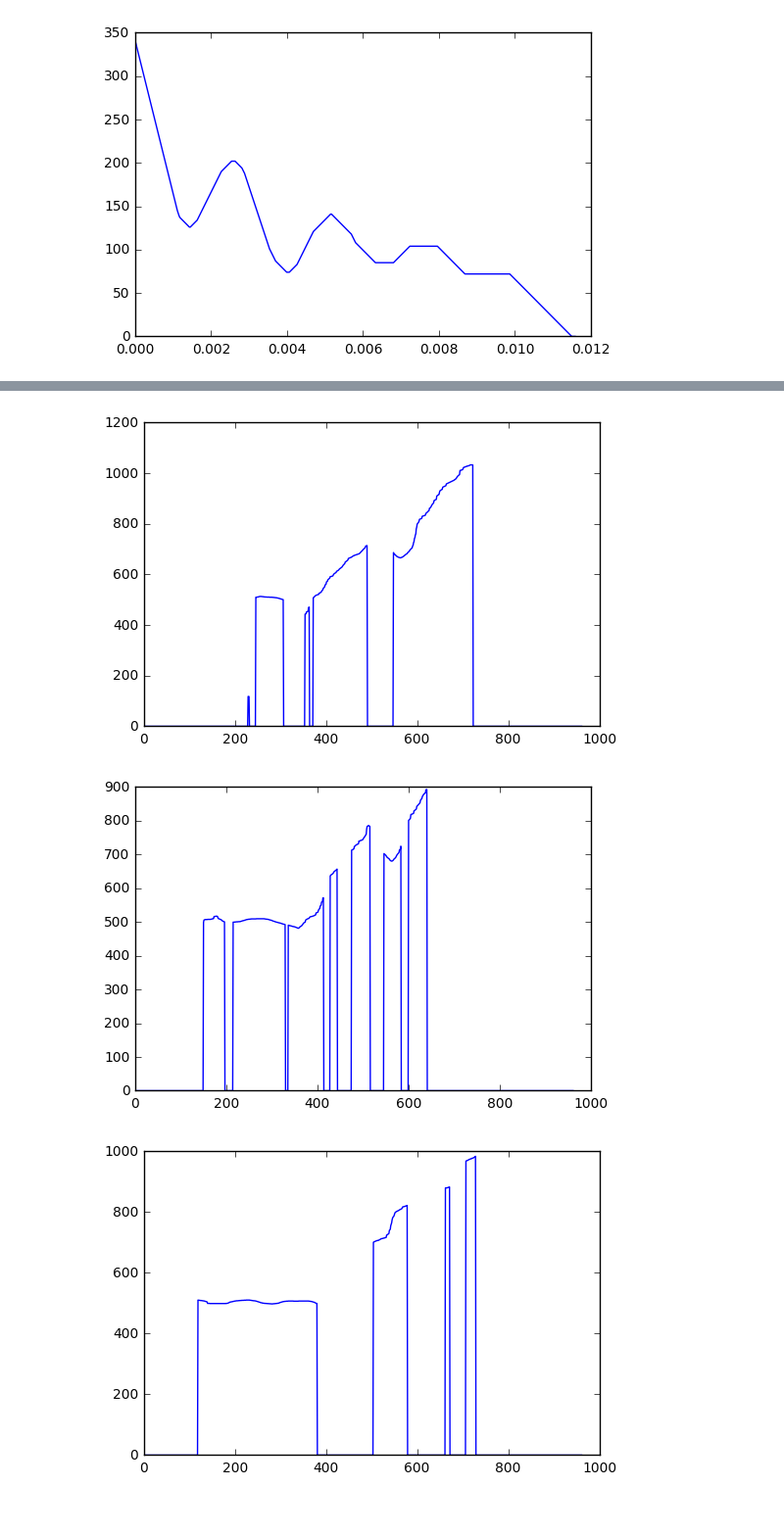
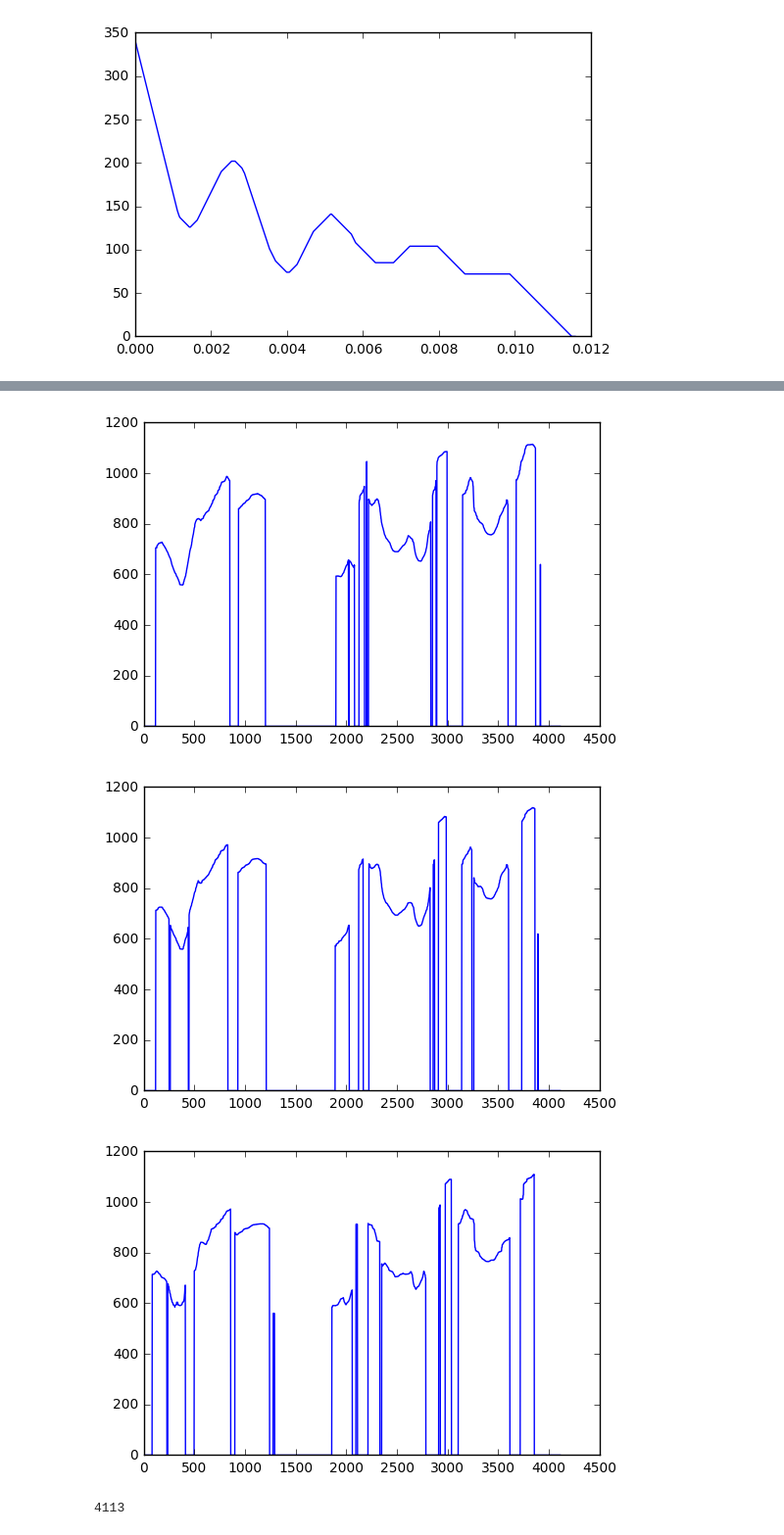
Before and after one commit to nomnom-mst/exhibition, a Jupyter notebook: waveanalyze.ipynb, the cells around one changed output, grey strips where cells are left out. Shown at 98% size. Drawn from its saved outputs; the diff is of its cells as text; code cells hidden in the pictures.

```diff
--- a/waveanalyze.ipynb
+++ b/waveanalyze.ipynb
@@ -87,7 +93,7 @@ wavecontroller.save_file("data/"+filename+"/s4_"+filename+".wav", s4_data, 44100
 # %%
 imp.reload(bufconv)
 
-filename = "nantehida"
+filename = "arayuru"
 
 buf_file = "data/"+filename+"/"+filename+".pitch"
 results = bufconv.read_float(buf_file)
@@ -123,4 +129,6 @@ x = np.arange(len(results))
 y = results
 plt.plot(x, y)
 plt.show()
+
+print(len(y))
 # %% [output]
@@ -129,4 +137,5 @@ plt.show()
-[figure, old version]
+[figure, new version]
-[figure, old version]
+[figure, new version]
-[figure, old version]
+[figure, new version]
+4113
 # %%
```
Also changed, not shown: parts of 8 cells of this notebook, 7 other files.
